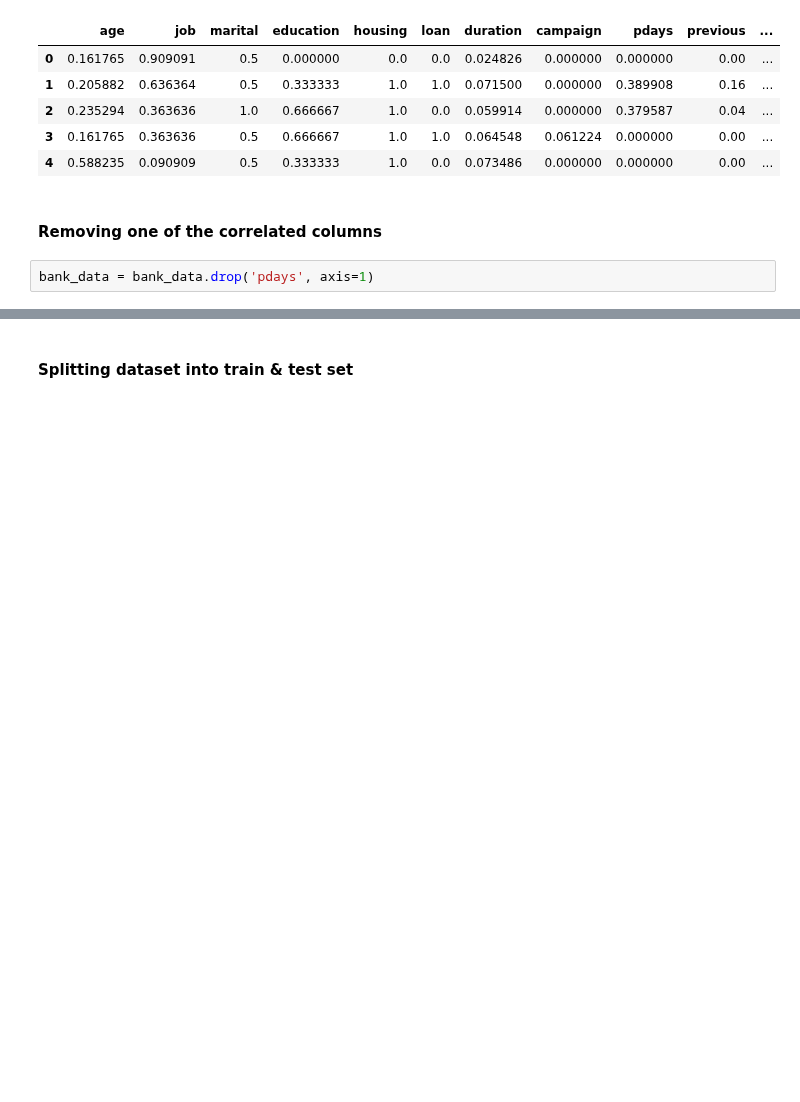
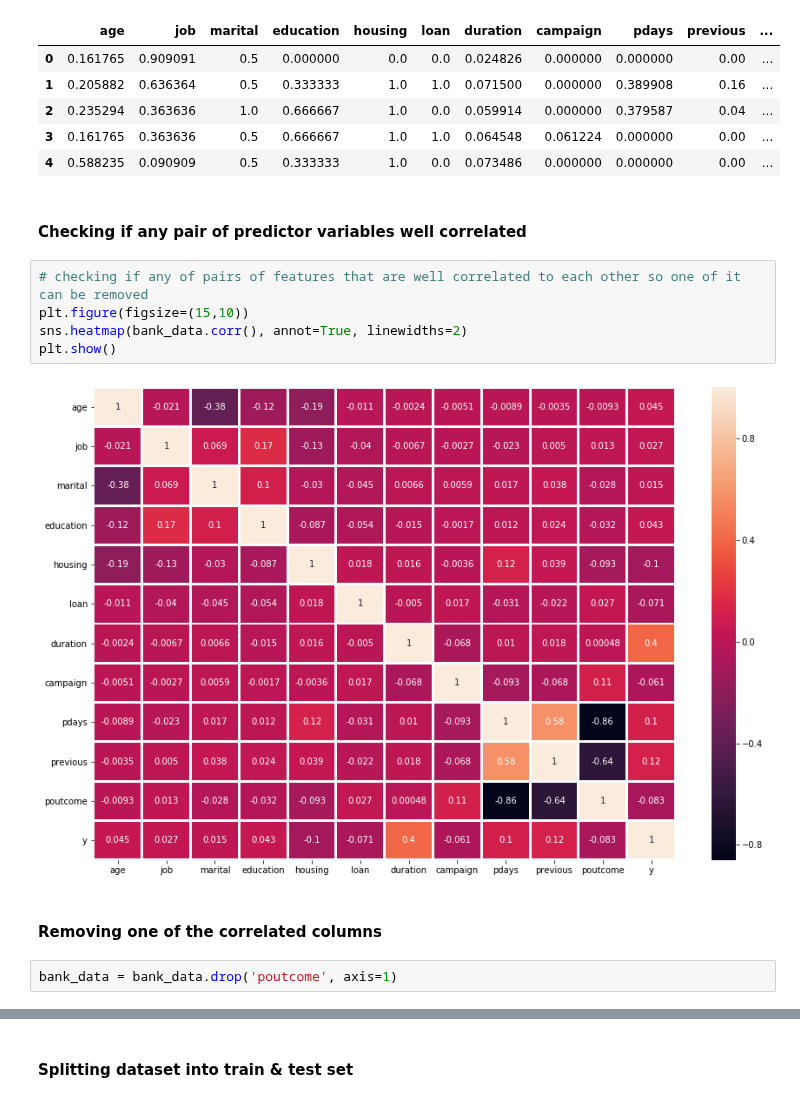
Before and after one commit to vaibhavyesalwad/Machine-Learning-from-scratch, a Jupyter notebook: Classification/K- Nearest Neighbour (KNN)/01_BankCustomerPrediction.ipynb, the cells around one changed output, grey strips where cells are left out. Saved outputs shown, nothing was run; the diff lists cells and outputs as text; blank space fills up the shorter version.

Commit message:
Refactored: removed well correlated(with other predictors) predictor variable

```diff
--- a/Classification/K- Nearest Neighbour (KNN)/01_BankCustomerPrediction.ipynb
+++ b/Classification/K- Nearest Neighbour (KNN)/01_BankCustomerPrediction.ipynb
@@ -187,10 +187,19 @@ bank_data.head()
 | 2 | 0.235294 | 0.363636 | 1.0 | 0.666667 | 1.0 | 0.0 | 0.059914 | 0.000000 | 0.379587 | 0.04 | ... |
 | 3 | 0.161765 | 0.363636 | 0.5 | 0.666667 | 1.0 | 1.0 | 0.064548 | 0.061224 | 0.000000 | 0.00 | ... |
 | 4 | 0.588235 | 0.090909 | 0.5 | 0.333333 | 1.0 | 0.0 | 0.073486 | 0.000000 | 0.000000 | 0.00 | ... |
+# %% [markdown]
+#### Checking if any pair of predictor variables well correlated
+# %%
+# checking if any of pairs of features that are well correlated to each other so one of it can be removed
+plt.figure(figsize=(15,10))
+sns.heatmap(bank_data.corr(), annot=True, linewidths=2)
+plt.show()
+# %% [output]
+[figure, added]
 # %% [markdown]
 #### Removing one of the correlated columns
 # %%
-bank_data = bank_data.drop('pdays', axis=1)
+bank_data = bank_data.drop('poutcome', axis=1)
 # %%
 bank_data.describe()
 # %% [output]
```
Also changed, not shown: parts of 5 cells of this notebook.
